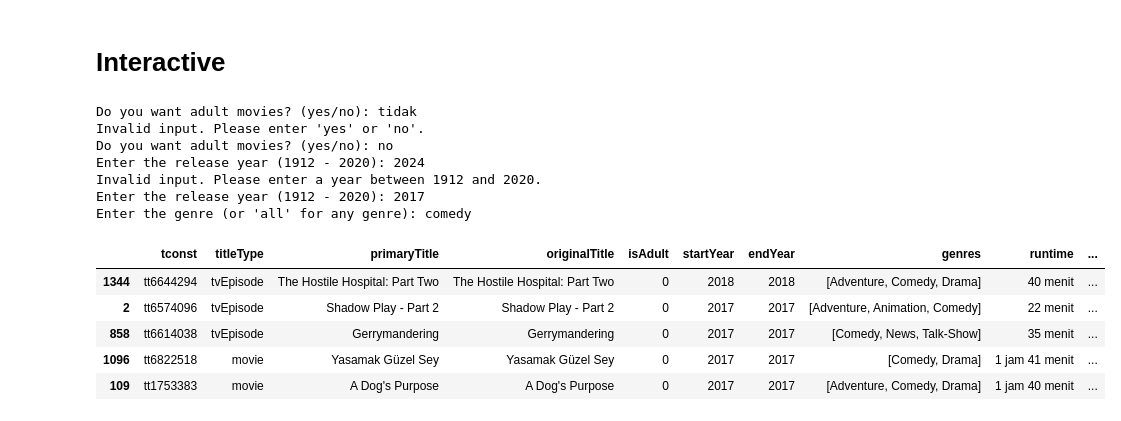
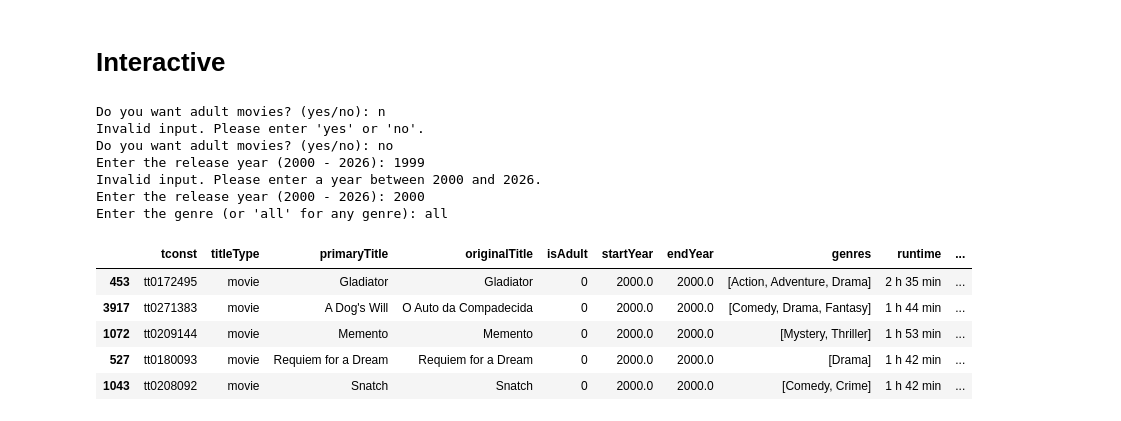
Before and after one commit to azariadr/Movie-Recommender-System, a Jupyter notebook: Project_Machine_Learning_with_Python_Building_Recommender_System.ipynb, the cells around one changed output. Cells and saved outputs as stored; diff of their text form; code cells hidden in the pictures.

```diff
--- a/Project_Machine_Learning_with_Python_Building_Recommender_System.ipynb
+++ b/Project_Machine_Learning_with_Python_Building_Recommender_System.ipynb
@@ -258,11 +182,11 @@ movie_df['runtimeMinutes'] = movie_df['runtimeMinutes'] % 60
 
 def format_runtime(row):
     if row['runtimeHours'] == 0:
-        return f"{row['runtimeMinutes']} menit"
+        return f"{row['runtimeMinutes']} min"
     elif row['runtimeMinutes'] == 0:
-        return f"{row['runtimeHours']} jam"
+        return f"{row['runtimeHours']} h"
     else:
-        return f"{row['runtimeHours']} jam {row['runtimeMinutes']} menit"
+        return f"{row['runtimeHours']} h {row['runtimeMinutes']} min"
 
 movie_df['runtime'] = movie_df.apply(format_runtime, axis=1)
 movie_df = movie_df.drop(['runtimeMinutes', 'runtimeHours'], axis=1)
@@ -357,0 +265,14 @@ rating_df
+# %%
+# Get the set of movie IDs (tconst) we already filtered in movie_df
+valid_tconsts = set(movie_df['tconst'])
+
+# Read the ratings file in chunks and only keep ratings for our movies
+ratings_list = []
+for chunk in pd.read_csv('https://datasets.imdbws.com/title.ratings.tsv.gz', sep='\t', compression='gzip', low_memory=False, chunksize=100000):
+    # Keep only rows where tconst is in our valid_tconsts set
+    filtered_chunk = chunk[chunk['tconst'].isin(valid_tconsts)]
+    ratings_list.append(filtered_chunk)
+
+# Combine into rating_df
+rating_df = pd.concat(ratings_list, ignore_index=True)
+rating_df
@@ -515,42 +450,62 @@ def user_prefer_recommender(df, ask_adult, ask_start_year, ask_genre, top=5):
 # %% [markdown]
 # Interactive
 # %%
+def user_exact_year_recommender(df, ask_adult, ask_start_year, ask_genre, top=5):
+    temp_df = df.copy()
+
+    if ask_adult.lower() == 'yes':
+        temp_df = temp_df.loc[temp_df['isAdult'] == 1]
+    elif ask_adult.lower() == 'no':
+        temp_df = temp_df.loc[temp_df['isAdult'] == 0]
+
+    temp_df = temp_df.loc[temp_df['startYear'] == int(ask_start_year)]
+
+    if ask_genre.lower() != 'all':
+        def filter_genre(x):
+            return ask_genre.lower() in str(x).lower()
+        temp_df = temp_df.loc[temp_df['genres'].apply(filter_genre)]
+
+    temp_df = temp_df.loc[temp_df['numVotes'] >= m]
+    temp_df = temp_df.sort_values(by='score', ascending=False)
+
+    return temp_df.head(top)
+
 while True:
     ask_adult = input("Do you want adult movies? (yes/no): ")
     if ask_adult.lower() in ['yes', 'no']:
         break
     else:
         print("Invalid input. Please enter 'yes' or 'no'.")
 
 while True:
     try:
-        ask_start_year = int(input("Enter the release year (1912 - 2020): "))
-        if 1912 <= ask_start_year <= 2020:
+        ask_start_year = int(input("Enter the release year (2000 - 2026): "))
+        if 2000 <= ask_start_year <= 2026:
             break
         else:
-            print("Invalid input. Please enter a year between 1912 and 2020.")
+            print("Invalid input. Please enter a year between 2000 and 2026.")
     except ValueError:
         print("Invalid input. Please enter a valid year.")
 
 ask_genre = input("Enter the genre (or 'all' for any genre): ")
 
-recommendations = user_prefer_recommender(df, ask_adult=ask_adult, ask_start_year=ask_start_year, ask_genre=ask_genre)
+recommendations_exact = user_exact_year_recommender(df, ask_adult=ask_adult, ask_start_year=ask_start_year, ask_genre=ask_genre)
 
-if recommendations.empty:
-    print("sorry, data not found")
+if recommendations_exact.empty:
+    print(f"Sorry, data not found")
 else:
-  display(recommendations)
+    display(recommendations_exact)
 # %% [output]
-Do you want adult movies? (yes/no): tidak
+Do you want adult movies? (yes/no): n
 Invalid input. Please enter 'yes' or 'no'.
 Do you want adult movies? (yes/no): no
-Enter the release year (1912 - 2020): 2024
-Invalid input. Please enter a year between 1912 and 2020.
-Enter the release year (1912 - 2020): 2017
-Enter the genre (or 'all' for any genre): comedy
+Enter the release year (2000 - 2026): 1999
+Invalid input. Please enter a year between 2000 and 2026.
+Enter the release year (2000 - 2026): 2000
+Enter the genre (or 'all' for any genre): all
 |  | tconst | titleType | primaryTitle | originalTitle | isAdult | startYear | endYear | genres | runtime | ... |
-| 1344 | tt6644294 | tvEpisode | The Hostile Hospital: Part Two | The Hostile Hospital: Part Two | 0 | 2018 | 2018 | [Adventure, Comedy, Drama] | 40 menit | ... |
-| 2 | tt6574096 | tvEpisode | Shadow Play - Part 2 | Shadow Play - Part 2 | 0 | 2017 | 2017 | [Adventure, Animation, Comedy] | 22 menit | ... |
-| 858 | tt6614038 | tvEpisode | Gerrymandering | Gerrymandering | 0 | 2017 | 2017 | [Comedy, News, Talk-Show] | 35 menit | ... |
-| 1096 | tt6822518 | movie | Yasamak Güzel Sey | Yasamak Güzel Sey | 0 | 2017 | 2017 | [Comedy, Drama] | 1 jam 41 menit | ... |
-| 109 | tt1753383 | movie | A Dog's Purpose | A Dog's Purpose | 0 | 2017 | 2017 | [Adventure, Comedy, Drama] | 1 jam 40 menit | ... |
+| 453 | tt0172495 | movie | Gladiator | Gladiator | 0 | 2000.0 | 2000.0 | [Action, Adventure, Drama] | 2 h 35 min | ... |
+| 3917 | tt0271383 | movie | A Dog's Will | O Auto da Compadecida | 0 | 2000.0 | 2000.0 | [Comedy, Drama, Fantasy] | 1 h 44 min | ... |
+| 1072 | tt0209144 | movie | Memento | Memento | 0 | 2000.0 | 2000.0 | [Mystery, Thriller] | 1 h 53 min | ... |
+| 527 | tt0180093 | movie | Requiem for a Dream | Requiem for a Dream | 0 | 2000.0 | 2000.0 | [Drama] | 1 h 42 min | ... |
+| 1043 | tt0208092 | movie | Snatch | Snatch | 0 | 2000.0 | 2000.0 | [Comedy, Crime] | 1 h 42 min | ... |
```
Also changed, not shown: parts of 26 cells of this notebook.
